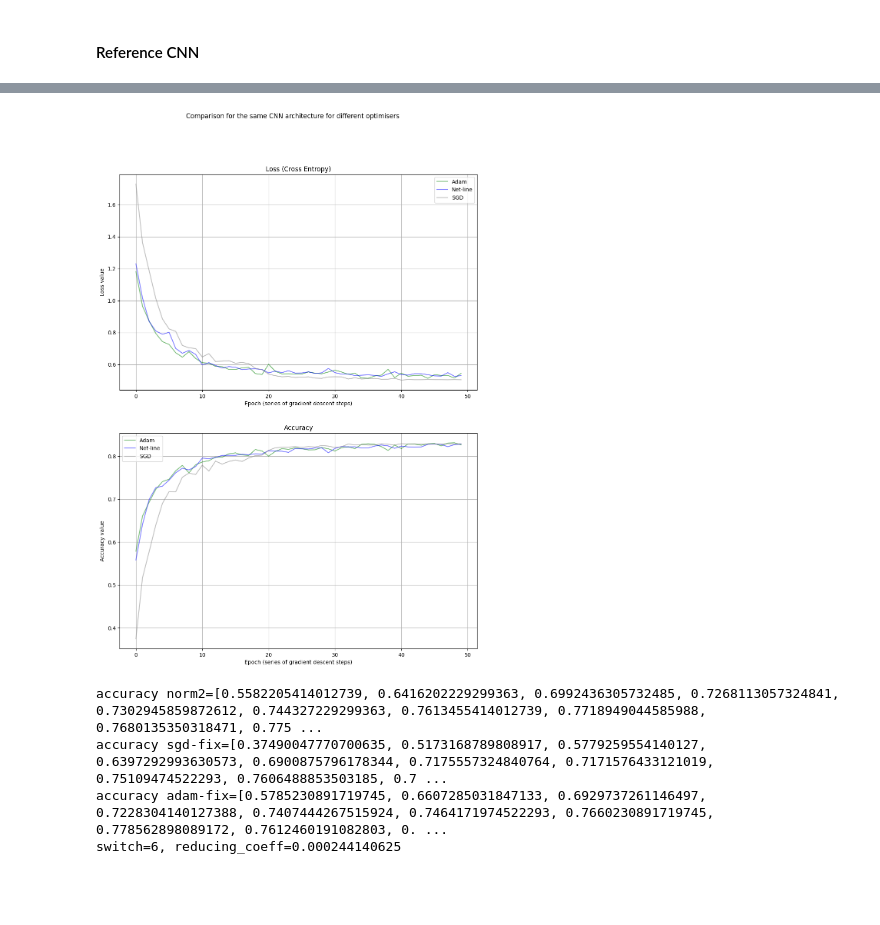
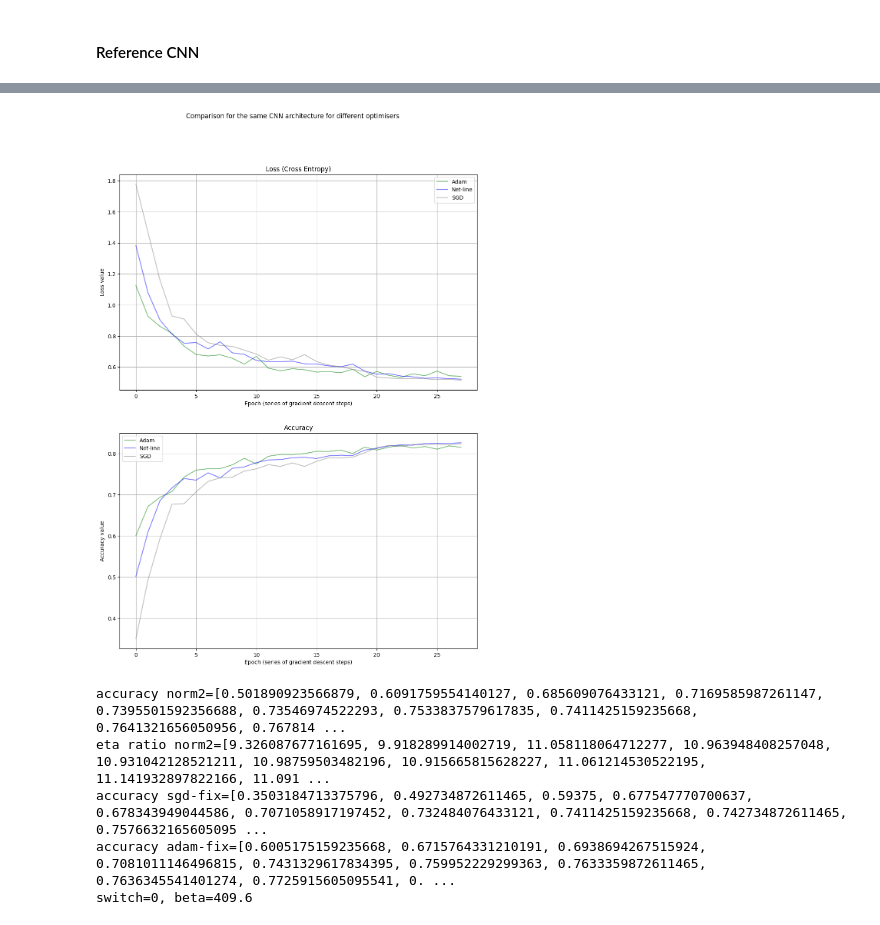
Before and after one commit to vkmbox/Ml-readinggroup, a Jupyter notebook: Roberts_Yaida/chapterInf/convcrity_cifar10_epochsd_v3.ipynb, the cells around one changed output, grey strips where cells are left out. Cells and saved outputs as stored; diff of their text form; code cells hidden in the pictures; blank space fills up the shorter version.

```diff
--- a/Roberts_Yaida/chapterInf/convcrity_cifar10_epochsd_v3.ipynb
+++ b/Roberts_Yaida/chapterInf/convcrity_cifar10_epochsd_v3.ipynb
@@ -51,7 +51,7 @@ test_dataset = CIFAR10(root=DATASET_PATH, train=False, download=True, transform=
 Files already downloaded and verified
 Files already downloaded and verified
 # %%
-BATCH_SIZE = 128 #64 #32
+BATCH_SIZE = 64 #128 #64 #32
 
 # `pin_memory` speed up processing if you use GPU
 # `num_workers` also speed up processing since use additional process
@@ -181,25 +228,32 @@ stepProcessor = NetLineStepProcessor(testNorm2S, nn.CrossEntropyLoss(), meta, DE
 
 testAdam = copy.deepcopy(testOptfix)
 loss_adam = nn.CrossEntropyLoss()
-optimizerAdam = optim.Adam(testAdam.parameters()) #, lr=eta_fixed
+optimizerAdam = optim.Adam(testAdam.parameters()) #, lr=eta_fixed, weight_decay =0.001
 
-training_mode, epoch_switch=False, 100
+training_mode, epoch_switch=True, 100
+beta_coeff = 0.1
 for epoch in range(NUM_EPOCH):
-    loss_data = HISTORY_NORM2['test_loss']
-    if len(loss_data) > 1 and ((loss_data[-2]-loss_data[-1])/loss_data[-1]) < 0.000001:
-        training_mode = True
+    threshold = 10. if epoch < 20 else 2.5
+    loss_data, ratio_data = HISTORY_NORM2['test_loss'], HISTORY_NORM2['eta_ratio']
+    if (len(loss_data) > 1 and ((loss_data[-2]-loss_data[-1])/loss_data[-1]) < -0.01) or (len(ratio_data) > 0 and ratio_data[-1]<threshold):
+        beta_coeff = beta_coeff * 2.0
+    #    training_mode = True
     epoch_switch = min(epoch, epoch_switch) if training_mode else epoch_switch
 
     lr = eta_fixed if epoch < 20 else eta_fixed * 0.1 if epoch < 40 else eta_fixed * 0.01
 
-    stepProcessor.c1 = 0.0049
+    stepProcessor.c1 = 0.0000000049
     stepProcessor.eta_max = 1.0 #if not do_dropout else lr
-    stepProcessor.reducing_coeff = 1.0/BATCH_SIZE if not training_mode else 1.0/(4.0*BATCH_SIZE) \
-        if epoch < 10 else 1.0/(16.0*BATCH_SIZE) if epoch < 20 else 1.0/(64.0*BATCH_SIZE)
+    #stepProcessor.alpha = 1.0 #1.0/BATCH_SIZE if not training_mode else 1.0/(2.0*BATCH_SIZE) \
+        #if epoch < 10 else 1.0/(4.0*BATCH_SIZE) if epoch < 20 else 1.0/(8.0*BATCH_SIZE)
+    #stepProcessor.reducing_coeff = 1.0/BATCH_SIZE if not training_mode else 1.0/(4.0*BATCH_SIZE) \
+    #    if epoch < 10 else 1.0/(16.0*BATCH_SIZE) if epoch < 20 else 1.0/(64.0*BATCH_SIZE)
     stepProcessor.eta_min = 0.000001 #if not do_dropout else lr
-    stepProcessor.eta0 = 0.000_000_1 #0.000_000_25 #0.000_000_25-no-dropout #0.000_000_5
+    stepProcessor.eta0 = 0.0001 #0.000_000_1 #0.000_000_25 #0.000_000_25-no-dropout #0.000_000_5
+    stepProcessor.alpha = 1.0 #0.5
+    stepProcessor.beta = beta_coeff
     stepProcessor.iter_max = 2
-    stepProcessor.momentum_gradient_smoothing_coefficient = 10.0 #10.0 #10.0
+    stepProcessor.momentum_gradient_smoothing_coefficient = 0.0 #10.0 #10.0
     stepProcessor.training_mode=training_mode
     testNorm2S.train(False)
 
@@ -209,8 +263,8 @@ for epoch in range(NUM_EPOCH):
     #optimizerAdam.param_groups[0]['lr'] = lr
     testAdam.train(True)
 
-    train_eta2raw_plus_meter, train_eta2raw_minus_meter, train_eta2_meter, train_armiho2_meter, train_wolf2_meter\
-          = AverageMeter(), AverageMeter(), AverageMeter(), AverageMeter(), AverageMeter()
+    train_eta2raw_plus_meter, train_eta2raw_minus_meter, train_eta2_meter, train_armiho2_meter, train_wolf2_meter, train_etaratio_meter\
+          = AverageMeter(), AverageMeter(), AverageMeter(), AverageMeter(), AverageMeter(), AverageMeter()
 
     iter=0
     for train_batch in train_dataloader:
@@ -226,6 +280,7 @@ for epoch in range(NUM_EPOCH):
         train_eta2_meter.update(step_result.eta)
         train_armiho2_meter.update(step_result.ck_armiho)
         train_wolf2_meter.update(step_result.ck_wolf)
+        train_etaratio_meter.update(step_result.eta_ratio)
         if step_result.eta_raw > 0.0:
             train_eta2raw_plus_meter.update(step_result.eta_raw)
         else:
@@ -242,38 +297,40 @@ for epoch in range(NUM_EPOCH):
         logitsAdam = testAdam.forward(images)
         lossAdam = loss_adam(logitsAdam, labels)
         optimizerAdam.zero_grad()
         lossAdam.backward()
         optimizerAdam.step()
 
     HISTORY_NORM2['train_eta'].append(train_eta2_meter.avg)
     HISTORY_NORM2['train_eta_raw_plus'].append(train_eta2raw_plus_meter.avg)
     HISTORY_NORM2['train_eta_raw_minus'].append(train_eta2raw_minus_meter.avg)
     HISTORY_NORM2['train_armiho'].append(train_armiho2_meter.avg)
     HISTORY_NORM2['train_wolf'].append(train_wolf2_meter.avg)
+    HISTORY_NORM2['eta_ratio'].append(train_etaratio_meter.avg)
 
     testNorm2S.eval()
     testOptfix.eval()
     testAdam.eval()
     # testing loop
     netl, neta = test_loop(testNorm2S)
     HISTORY_NORM2['test_loss'].append(netl)
     HISTORY_NORM2['test_accuracy'].append(neta)
 
     sgdl, sgda = test_loop(testOptfix)
     HISTORY_OPTFIX['test_loss'].append(sgdl)
     HISTORY_OPTFIX['test_accuracy'].append(sgda)
 
     adaml, adama = test_loop(testAdam)
     HISTORY_ADAM['test_loss'].append(adaml)
     HISTORY_ADAM['test_accuracy'].append(adama)
 
     print_comparison(HISTORY_NORM2, HISTORY_OPTFIX, HISTORY_ADAM)
-    print("accuracy norm2={}, \naccuracy sgd-fix={}, \naccuracy adam-fix={}, \nswitch={}, reducing_coeff={}"\
-          .format(HISTORY_NORM2['test_accuracy'], HISTORY_OPTFIX['test_accuracy'], HISTORY_ADAM['test_accuracy']\
-                  , epoch_switch, stepProcessor.reducing_coeff))
+    print("accuracy norm2={}, \neta ratio norm2={}, \naccuracy sgd-fix={}, \naccuracy adam-fix={}, \nswitch={}, beta={}"\
+          .format(HISTORY_NORM2['test_accuracy'], HISTORY_NORM2['eta_ratio'], HISTORY_OPTFIX['test_accuracy'], HISTORY_ADAM['test_accuracy']\
+                  , epoch_switch, stepProcessor.beta))
 # %% [output]
-[figure, old version]
+[figure, new version]
-accuracy norm2=[0.5582205414012739, 0.6416202229299363, 0.6992436305732485, 0.7268113057324841, 0.7302945859872612, 0.744327229299363, 0.7613455414012739, 0.7718949044585988, 0.7680135350318471, 0.775 ...
-accuracy sgd-fix=[0.37490047770700635, 0.5173168789808917, 0.5779259554140127, 0.6397292993630573, 0.6900875796178344, 0.7175557324840764, 0.7171576433121019, 0.75109474522293, 0.7606488853503185, 0.7 ...
-accuracy adam-fix=[0.5785230891719745, 0.6607285031847133, 0.6929737261146497, 0.7228304140127388, 0.7407444267515924, 0.7464171974522293, 0.7660230891719745, 0.778562898089172, 0.7612460191082803, 0. ...
-switch=6, reducing_coeff=0.000244140625
+accuracy norm2=[0.501890923566879, 0.6091759554140127, 0.685609076433121, 0.7169585987261147, 0.7395501592356688, 0.73546974522293, 0.7533837579617835, 0.7411425159235668, 0.7641321656050956, 0.767814 ...
+eta ratio norm2=[9.326087677161695, 9.918289914002719, 11.058118064712277, 10.963948408257048, 10.931042128521211, 10.98759503482196, 10.915665815628227, 11.061214530522195, 11.141932897822166, 11.091 ...
+accuracy sgd-fix=[0.3503184713375796, 0.492734872611465, 0.59375, 0.677547770700637, 0.678343949044586, 0.7071058917197452, 0.732484076433121, 0.7411425159235668, 0.742734872611465, 0.7576632165605095 ...
+accuracy adam-fix=[0.6005175159235668, 0.6715764331210191, 0.6938694267515924, 0.7081011146496815, 0.7431329617834395, 0.759952229299363, 0.7633359872611465, 0.7636345541401274, 0.7725915605095541, 0. ...
+switch=0, beta=409.6
```
Also changed, not shown: parts of 8 cells of this notebook, 4 other files.
